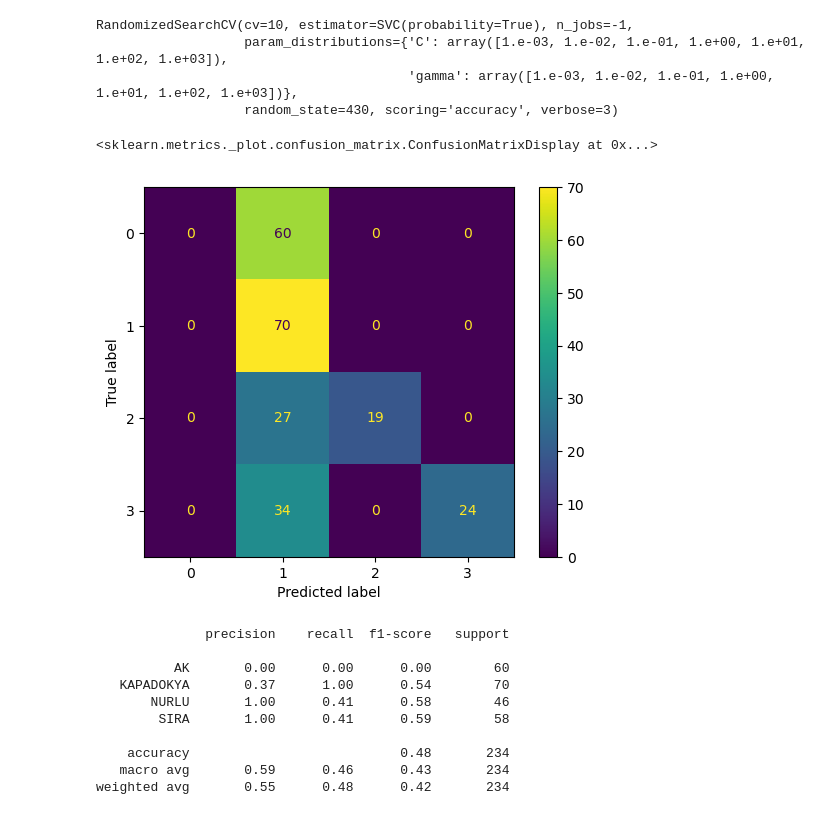
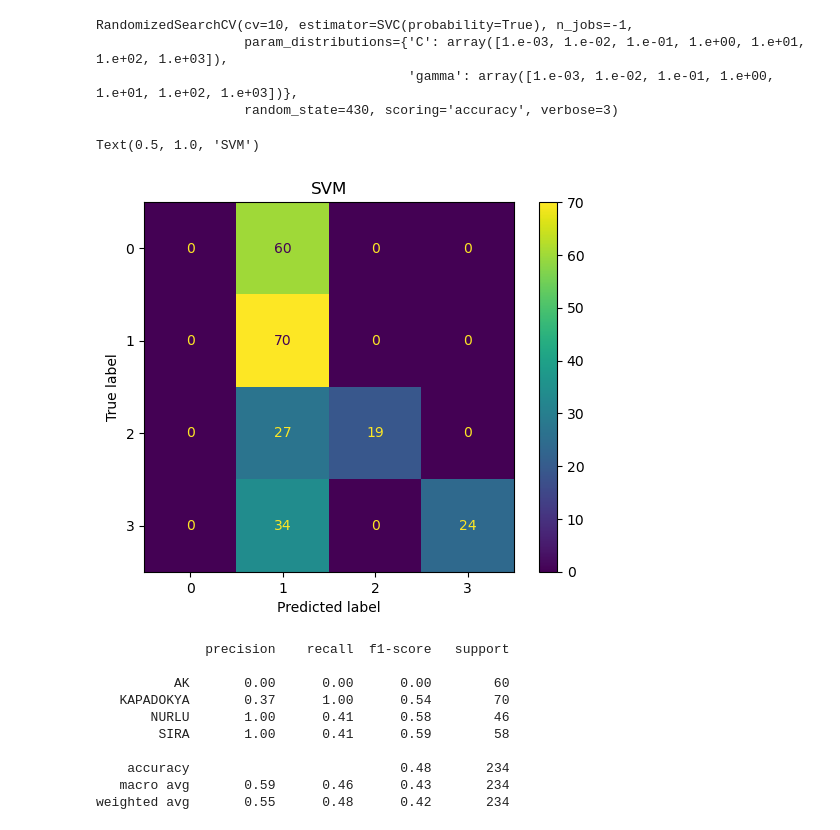
Before and after one commit to izzalDev/almont-classification, a Jupyter notebook: notebook/2_SVM.ipynb, the cells around one changed output. Cells and saved outputs as stored; diff of their text form; code cells hidden in the pictures.

```diff
--- a/notebook/2_SVM.ipynb
+++ b/notebook/2_SVM.ipynb
@@ -89,10 +90,11 @@ RandomizedSearchCV(cv=10, estimator=SVC(probability=True), n_jobs=-1,
 # %%
 # CONFUSION MATRIX
 
 ConfusionMatrixDisplay.from_estimator(rscv.best_estimator_, X_test_flat, y_test)
+plt.title('SVM')
 # %% [output]
-<sklearn.metrics._plot.confusion_matrix.ConfusionMatrixDisplay at 0x...>
+Text(0.5, 1.0, 'SVM')
-[figure, old version]
+[figure, new version]
 # %%
 # CLASSIFICATION REPORT
 
```
Also changed, not shown: parts of 3 cells of this notebook, 1 other file.
